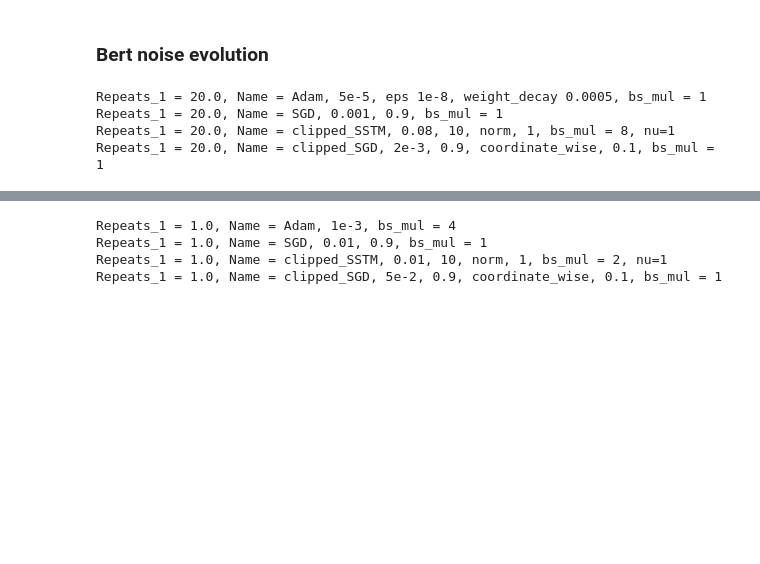
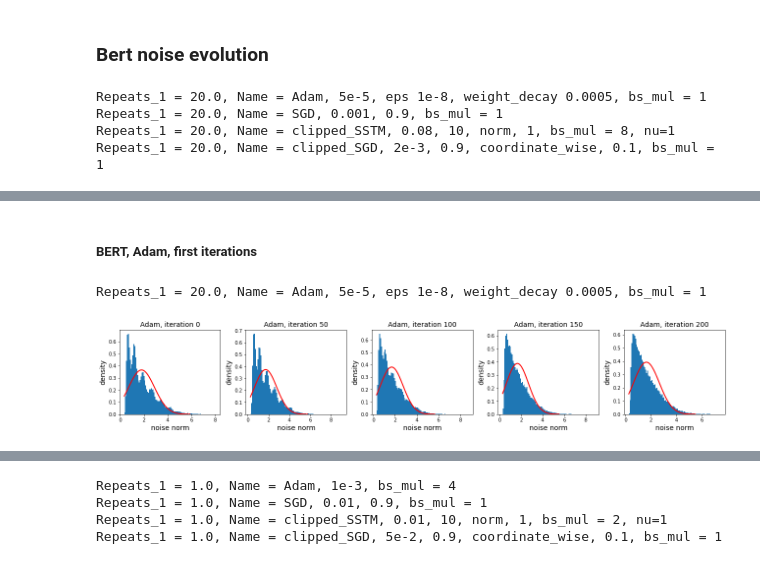
Before and after one commit to ClippedStochasticMethods/clipped-SSTM, a Jupyter notebook: graphs.ipynb, the cells around one changed output, grey strips where cells are left out. Saved outputs shown, nothing was run; the diff lists cells and outputs as text; code cells hidden in the pictures; blank space fills up the shorter version.

```diff
--- a/graphs.ipynb
+++ b/graphs.ipynb
@@ -774,0 +802,53 @@ plt.show()
+# %% [markdown]
+##### BERT, Adam, first iterations
+# %%
+hists_names_list = [
+    "bert_2021-06-21_03_26_12_train_hist"
+#     "bert_2021-06-20_18_58_58_train_hist"
+]
+
+hist = hist_from_json(load_hist_jsons(hists_names_list))
+# %%
+grouped_hist = group_uniques_full(
+    hist,
+    ["train_loss", "val_loss", "train_acc_top_1", "val_acc_top_1"],
+#     ["train_loss", "train_acc_top_1"],
+    verbose=True,
+    group_norm_diffs=True
+)
+# %% [output]
+Repeats_1 = 20.0, Name = Adam, 5e-5, eps 1e-8, weight_decay 0.0005, bs_mul = 1
+# %%
+fig = plt.figure(figsize=(18,12))
+k = 5
+gs = GridSpec(4,k, figure=fig)
+
+display.clear_output(wait=True)
+
+# grouped_hist_for_distrs = [grouped_hist[0], grouped_hist[1], grouped_hist[3]]
+
+for j in range(1):
+    for i in range(0, k):
+        gh = [grouped_hist[j]]
+        ax = fig.add_subplot(gs[j,i])
+        draw_norm_hists_for_one_model(
+            ax, gh,
+            title="{}, iteration {}".format(
+                line_params[gh[0]["name"]]["name"],
+                (int(gh[0]["norm_diffs_x"][i]) // 50 * 50)
+            ), y_label="density", x_label="noise norm",
+            bins_n=100, draw_normal=True, number=i, grid=False,
+            add_batch_count=False, round_batch_count=True,
+            title_fontsize=title_fontsize, xy_label_fontsize=xy_label_fontsize
+        )
+
+gs.tight_layout(fig)
+
+PATH = './graphs/BERT_norm_diffs_evolution_first_iterations.pdf'
+
+plt.savefig(PATH, format='pdf')
+
+plt.draw()
+plt.show()
+# %% [output]
+[figure, added]
```
Also changed, not shown: parts of 47 cells of this notebook.
